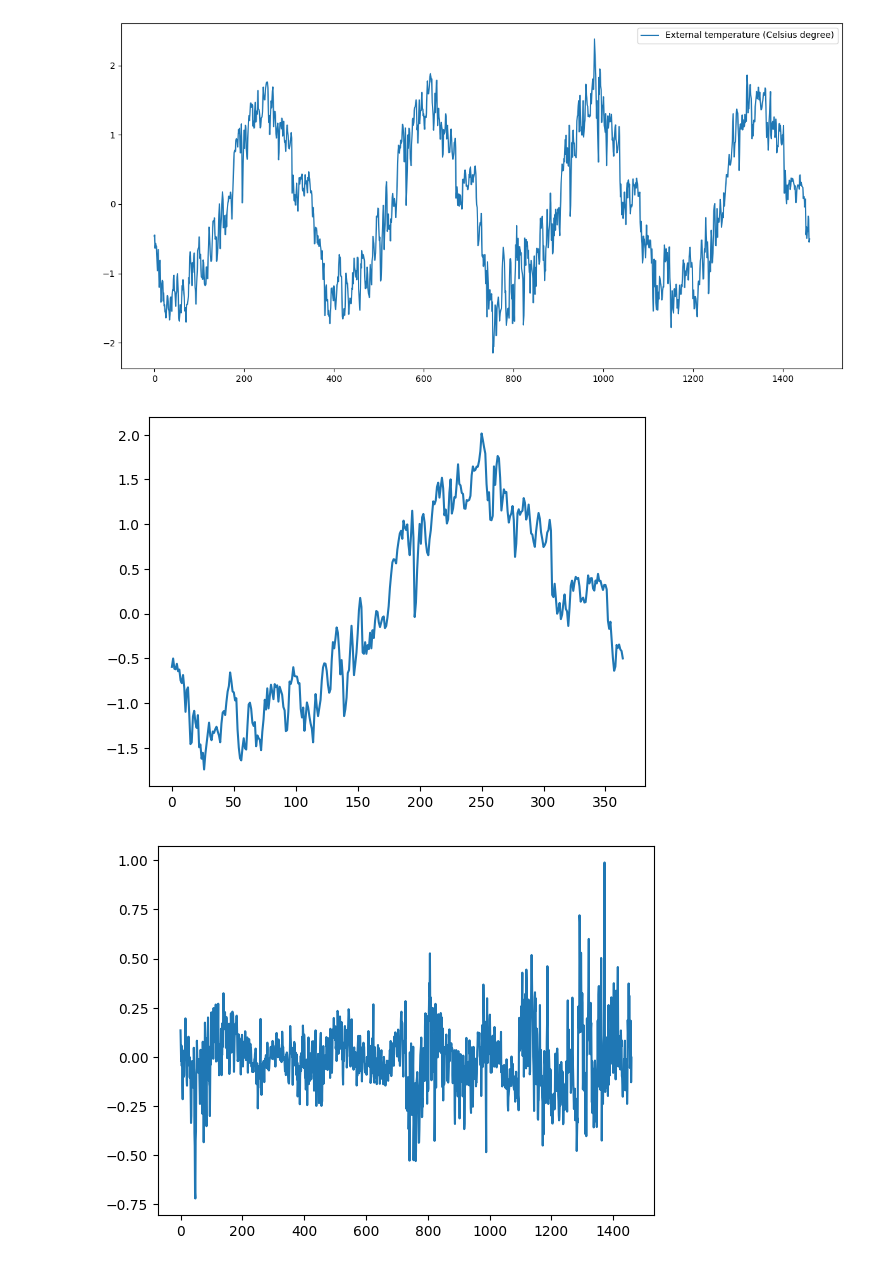
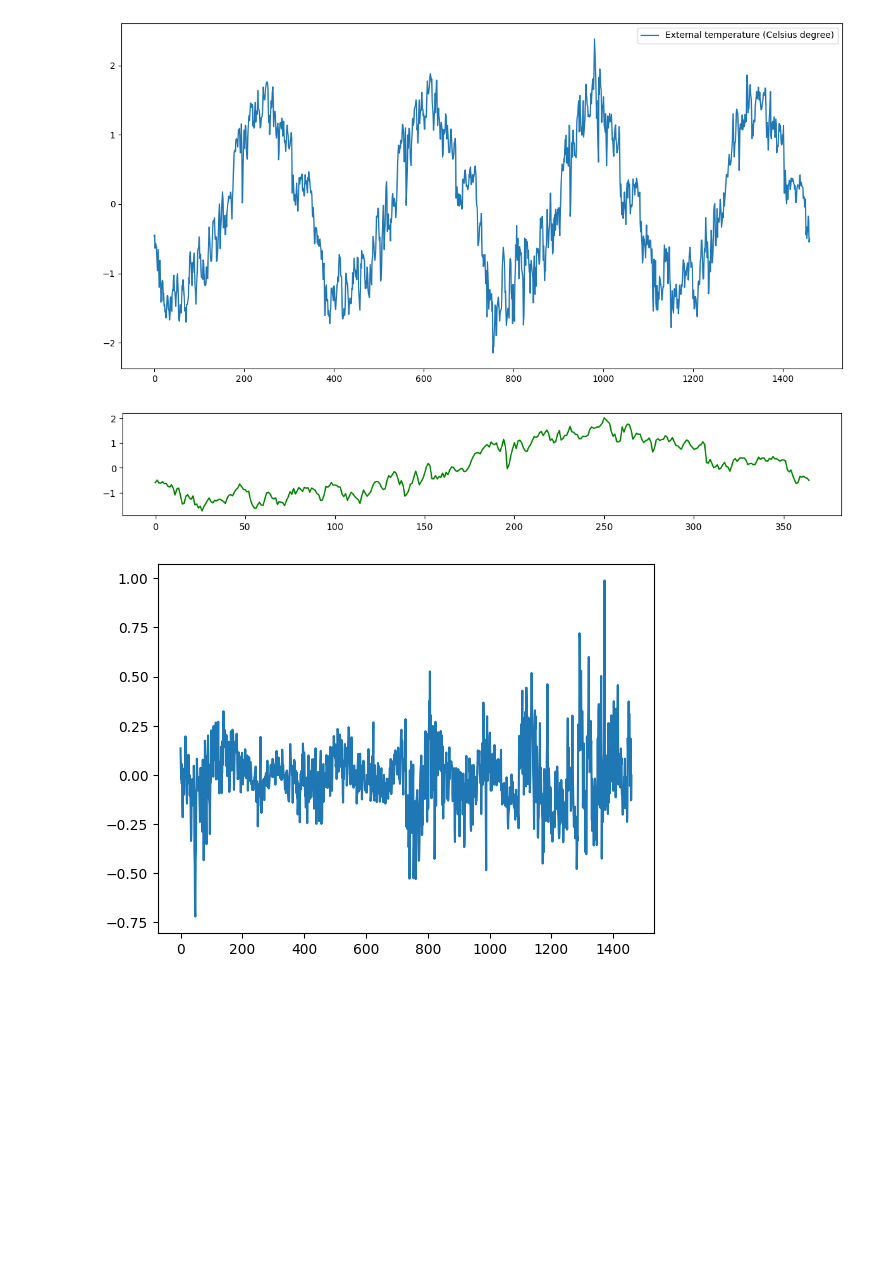
Before and after one commit to vedovati-matteo/noi_hack_SEC, a Jupyter notebook: seasonal_trend_decomp.ipynb, the cells around one changed output. Saved outputs shown, nothing was run; the diff lists cells and outputs as text; code cells hidden in the pictures; blank space fills up the shorter version.

```diff
--- a/seasonal_trend_decomp.ipynb
+++ b/seasonal_trend_decomp.ipynb
@@ -25,10 +25,11 @@ result = seasonal_decompose(df['External temperature (Celsius degree)'], model='
 seasonal_trends = result.seasonal
 seasonal_trends_year = seasonal_trends[0:365]
 # %%
-plt.plot(seasonal_trends_year)
+plt.figure(figsize=(14, 2))
+plt.plot(seasonal_trends_year, color='green')
 plt.show()
 # %% [output]
-[figure, old version]
+[figure, new version]
 # %%
 residuals = df['External temperature (Celsius degree)'] - seasonal_trends
 # %%
```
Also changed, not shown: parts of 11 cells of this notebook, 2 other files.
